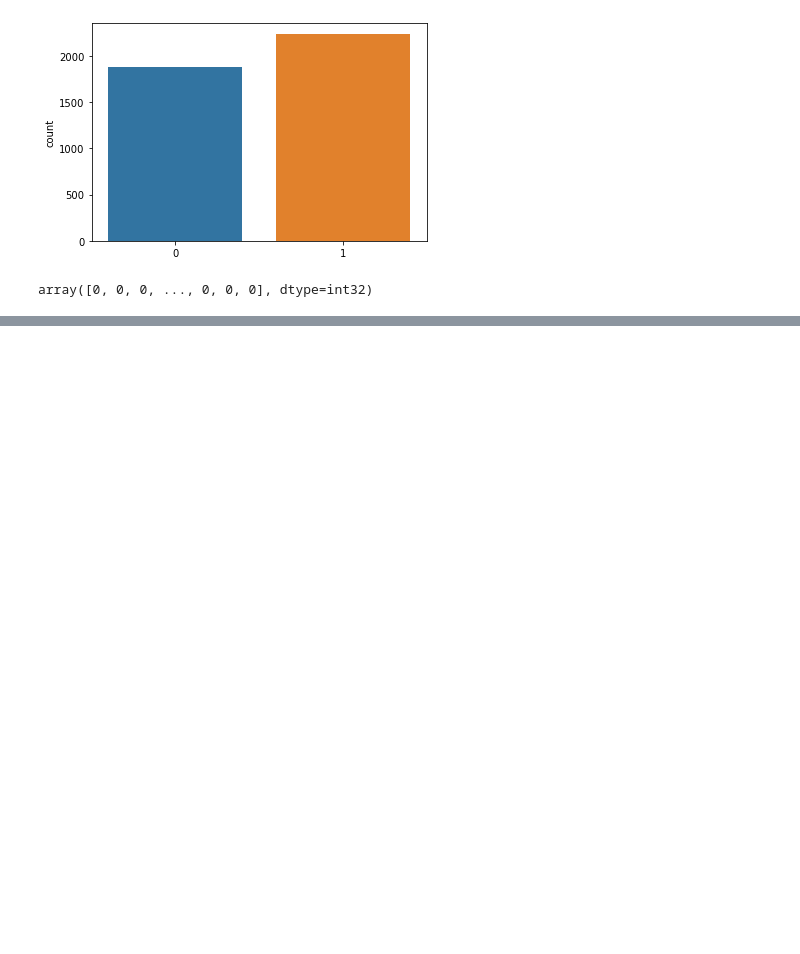
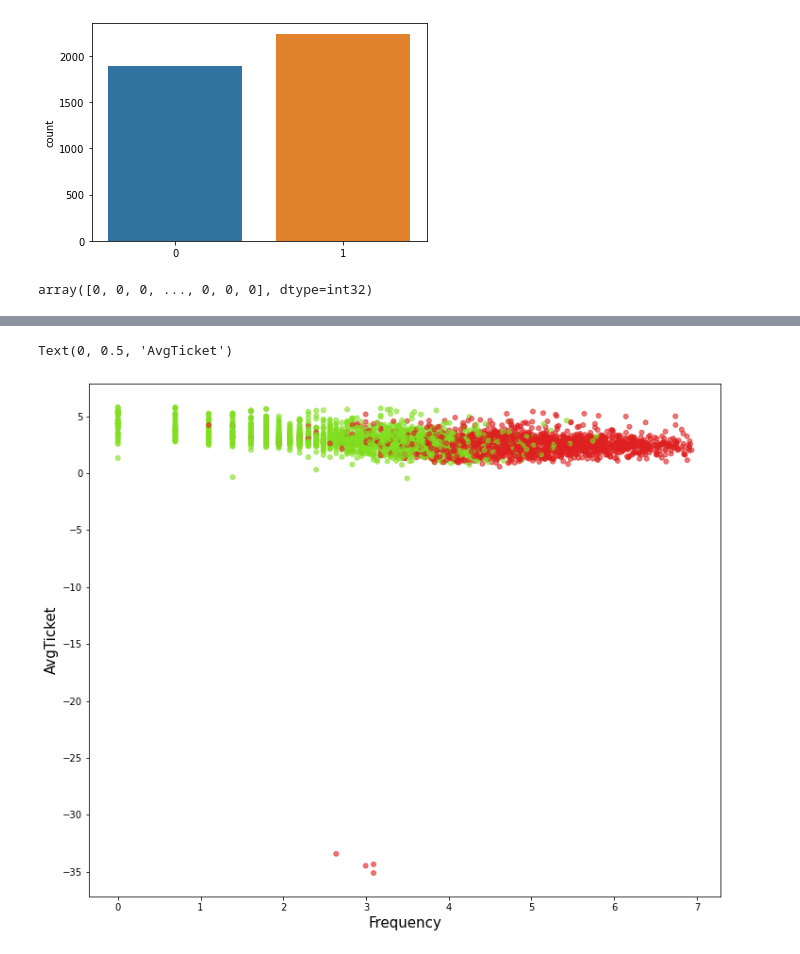
Before and after one commit to Lluisarull/Assignment5_ML, a Jupyter notebook: Clustering_Project_Javi.ipynb, the cells around one changed output, grey strips where cells are left out. Cells and saved outputs as stored; diff of their text form; code cells hidden in the pictures; blank space fills up the shorter version.

```diff
--- a/Clustering_Project_Javi.ipynb
+++ b/Clustering_Project_Javi.ipynb
@@ -619,0 +620,3 @@ plt.show()
+# %%
+final_no_outliers["cluster"] = model_kmeans.predict(X)
+final_no_outliers
@@ -619,0 +637,23 @@ plt.show()
+# %%
+# get centroids
+centroids = kmeans.cluster_centers_
+cen_x = [i[0] for i in centroids]
+cen_y = [i[1] for i in centroids]
+
+## add to dataframe
+final_no_outliers['cen_x'] = final_no_outliers.cluster.map({0:cen_x[0], 1:cen_x[1], 2:cen_x[2]})
+final_no_outliers['cen_y'] = final_no_outliers.cluster.map({0:cen_y[0], 1:cen_y[1], 2:cen_y[2]})
+
+# define and map colors
+colors = ['#DF2020', '#81DF20']
+final_no_outliers['c'] = final_no_outliers.cluster.map({0:colors[0], 1:colors[1]})
+
+# Plot clusters
+plt.figure(figsize=(12,10))
+plt.scatter(final_no_outliers.log_Freq, final_no_outliers.log_Avg, c=final_no_outliers.c, alpha = 0.6, s=25)
+plt.ylim([0,6])
+plt.xlabel('Frequency', fontsize=15)
+plt.ylabel('AvgTicket', fontsize=15)
+# %% [output]
+Text(0, 0.5, 'AvgTicket')
+[figure, added]
```
Also changed, not shown: parts of 6 cells of this notebook.
